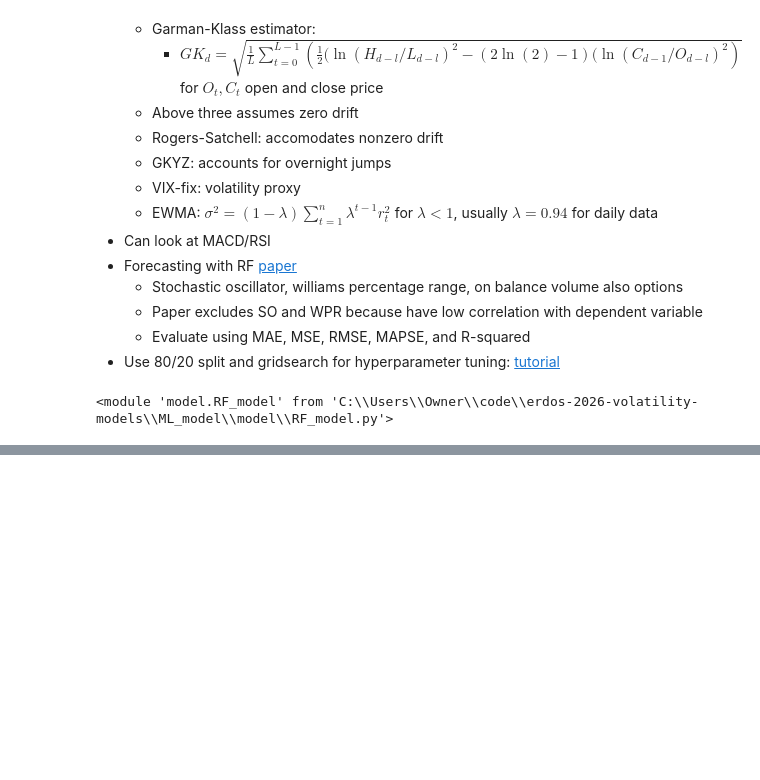
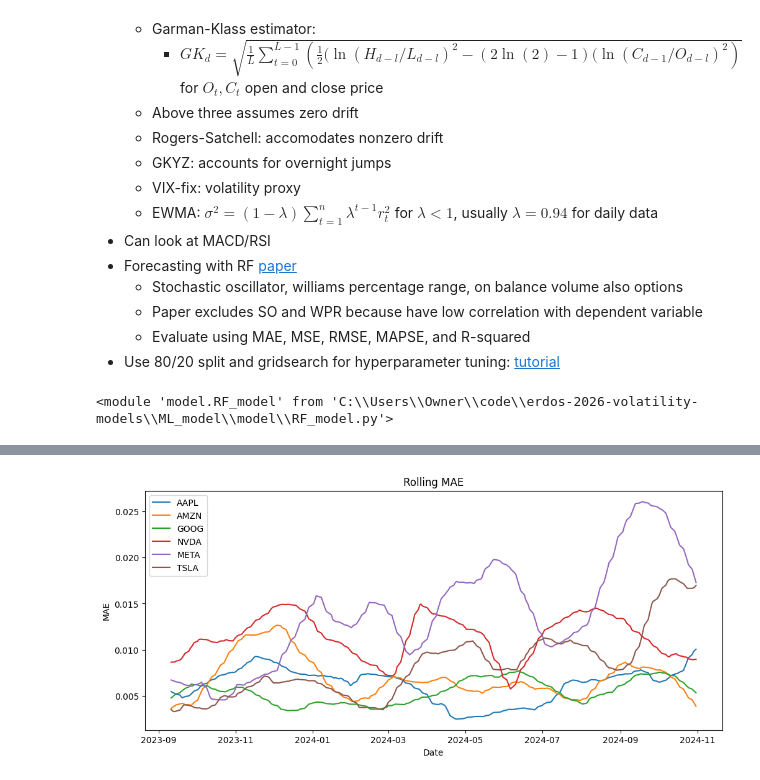
Before and after one commit to abkis/erdos-2026-volatility-models, a Jupyter notebook: ML_model/notes/notes.ipynb, the cells around one changed output, grey strips where cells are left out. Cells and saved outputs as stored; diff of their text form; code cells hidden in the pictures; blank space fills up the shorter version.

```diff
--- a/ML_model/notes/notes.ipynb
+++ b/ML_model/notes/notes.ipynb
@@ -543,0 +580,4 @@ KeyError: 'Column not found: log_ret'
+# %%
+model.rolling_mae_plot()
+# %% [output]
+[figure, added]
```
Also changed, not shown: parts of 6 cells of this notebook, 4 other files.
